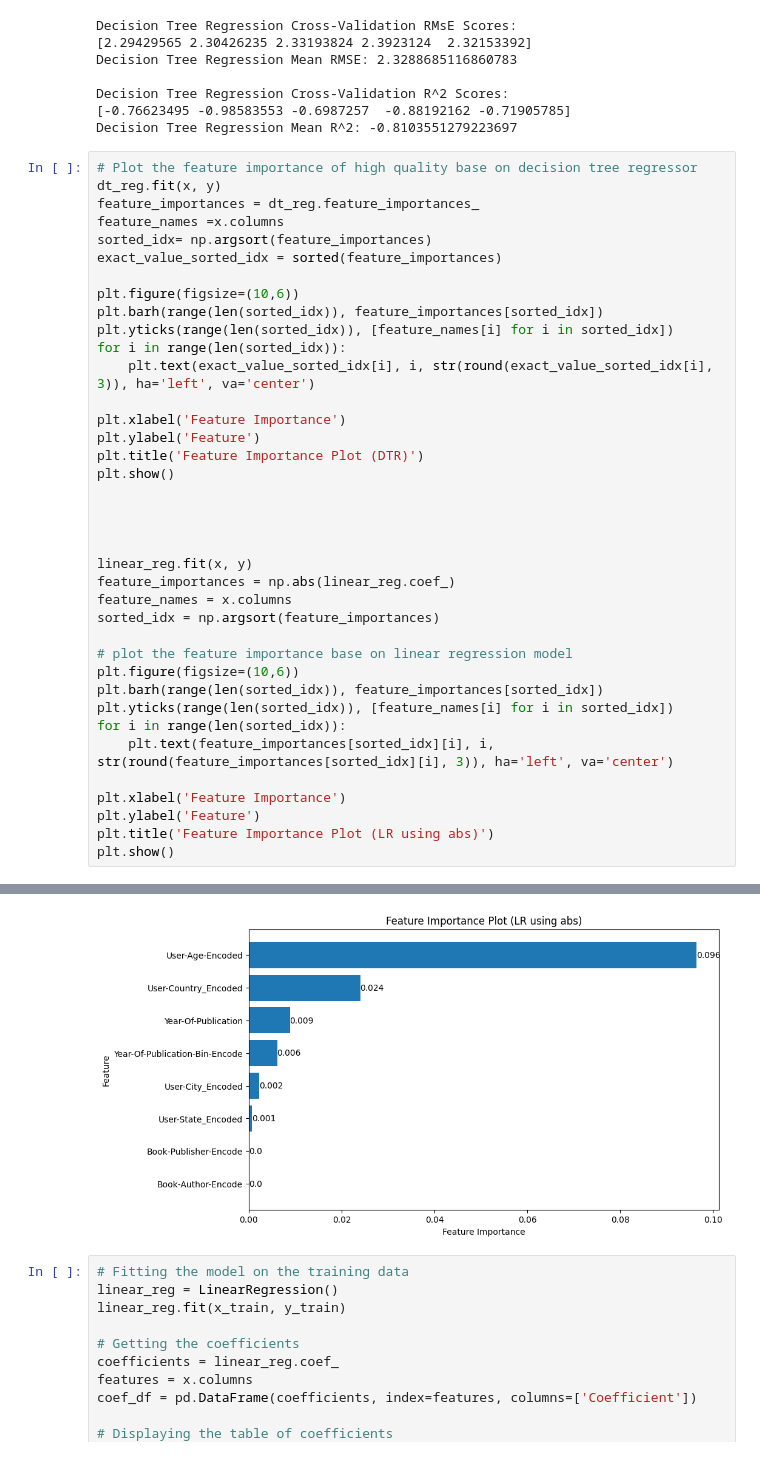
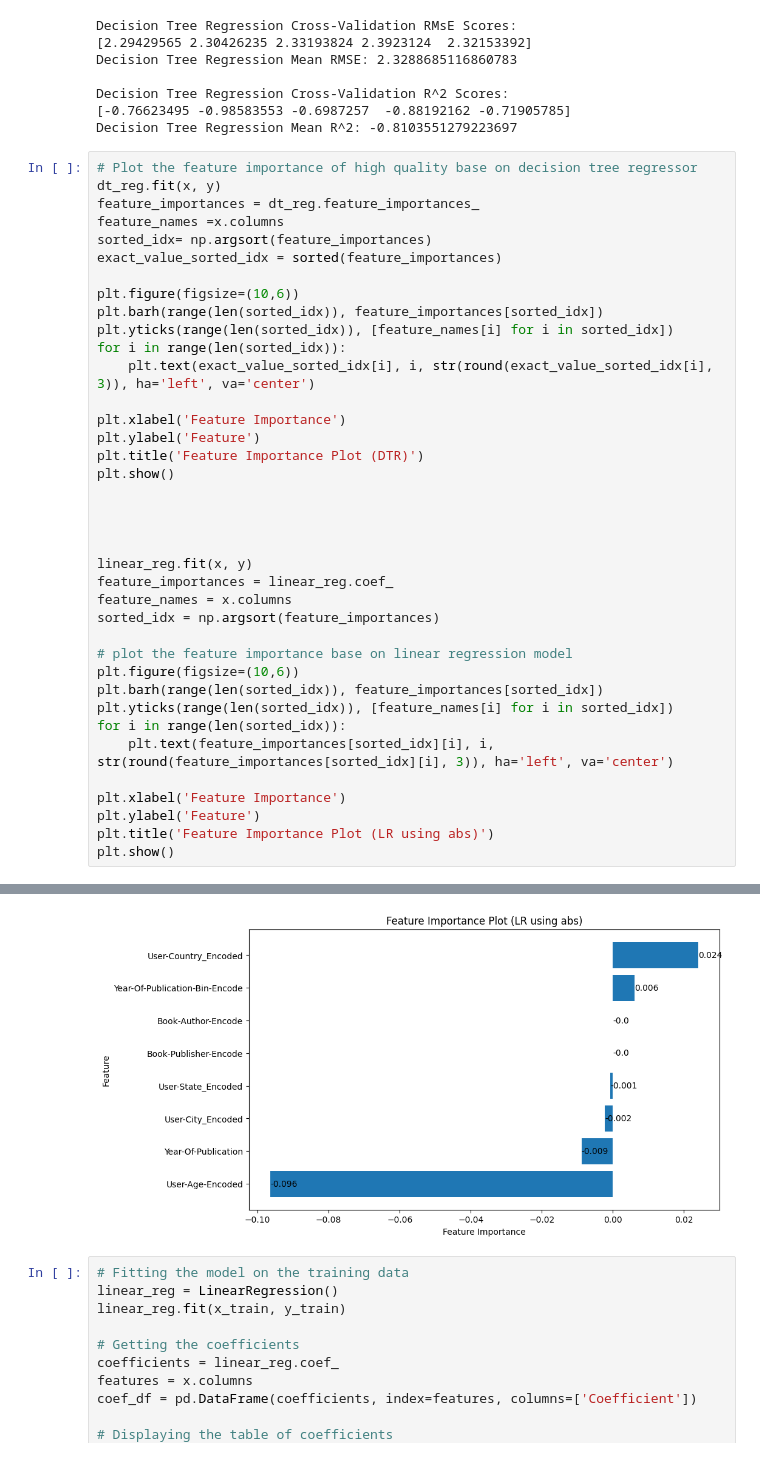
Before and after one commit to YubotKwng/Bookstore-management-Data-Processing, a Jupyter notebook: ml_regresson.ipynb, the cells around one changed output, grey strips where cells are left out. Cells and saved outputs as stored; diff of their text form.

Commit message:
Feature importance of LR without abs

```diff
--- a/ml_regresson.ipynb
+++ b/ml_regresson.ipynb
@@ -239,35 +239,35 @@ plt.figure(figsize=(10,6))
 plt.barh(range(len(sorted_idx)), feature_importances[sorted_idx])
 plt.yticks(range(len(sorted_idx)), [feature_names[i] for i in sorted_idx])
 for i in range(len(sorted_idx)):
     plt.text(exact_value_sorted_idx[i], i, str(round(exact_value_sorted_idx[i], 3)), ha='left', va='center')
 
 plt.xlabel('Feature Importance')
 plt.ylabel('Feature')
 plt.title('Feature Importance Plot (DTR)')
 plt.show()
 
 
 
 
 linear_reg.fit(x, y)
-feature_importances = np.abs(linear_reg.coef_)
+feature_importances = linear_reg.coef_
 feature_names = x.columns
 sorted_idx = np.argsort(feature_importances)
 
 # plot the feature importance base on linear regression model
 plt.figure(figsize=(10,6))
 plt.barh(range(len(sorted_idx)), feature_importances[sorted_idx])
 plt.yticks(range(len(sorted_idx)), [feature_names[i] for i in sorted_idx])
 for i in range(len(sorted_idx)):
     plt.text(feature_importances[sorted_idx][i], i, str(round(feature_importances[sorted_idx][i], 3)), ha='left', va='center')
 
 plt.xlabel('Feature Importance')
 plt.ylabel('Feature')
 plt.title('Feature Importance Plot (LR using abs)')
 plt.show()
 # %% [output]
 [figure]
-[figure, old version]
+[figure, new version]
 # %%
 # Fitting the model on the training data
 linear_reg = LinearRegression()
```
Also changed, not shown: parts of 2 cells of this notebook.
